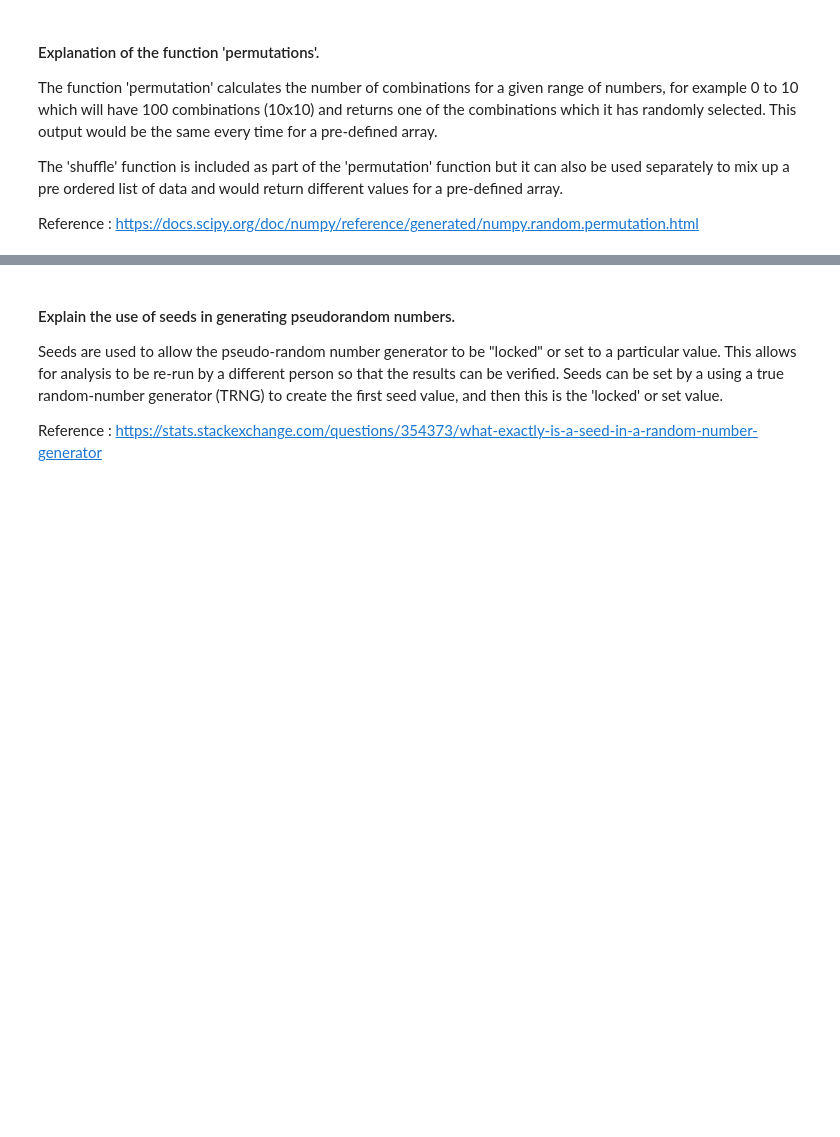
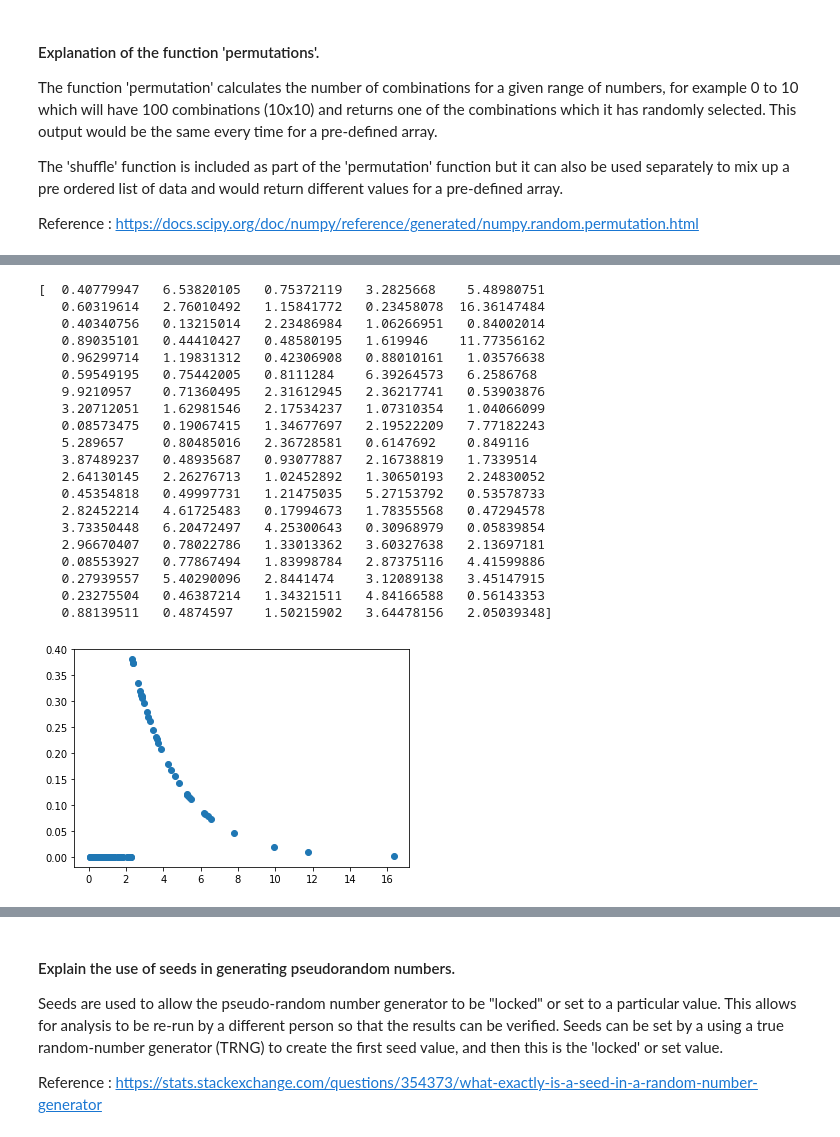
Before and after one commit to MayoMary/Programming-for-DA, a Jupyter notebook: Assignment - Numpy.random.ipynb, the cells around one changed output, grey strips where cells are left out. Drawn from its saved outputs; the diff is of its cells as text; code cells hidden in the pictures; blank space fills up the shorter version.

```diff
--- a/Assignment - Numpy.random.ipynb
+++ b/Assignment - Numpy.random.ipynb
@@ -304,0 +149,41 @@ As the degrees of freedom increase, the chi-square curve approaches a normal dis
+# %%
+# NumpY package Exponential function
+# a = np.random.exponential(2,100)
+
+# The exponential function required 2 values\arguments.
+# (2,100) means that it will start generating numbers following the exponential distribution from 2
+# 100 is the size of the list.
+a = np.random.exponential(2,100)
+print(a)
+
+# Use of Matplotlib to display the result
+import matplotlib.pyplot as plt
+
+# From SKleran library to import scipy.stats as stats
+import scipy.stats as stats
+fit = stats.expon.pdf(a, np.mean(a), np.std(a))
+#this is to get the mean and the std dev to chart the data
+plt.plot(a,fit,'o')
+plt.show()
+# %% [output]
+[  0.40779947   6.53820105   0.75372119   3.2825668    5.48980751
+   0.60319614   2.76010492   1.15841772   0.23458078  16.36147484
+   0.40340756   0.13215014   2.23486984   1.06266951   0.84002014
+   0.89035101   0.44410427   0.48580195   1.619946    11.77356162
+   0.96299714   1.19831312   0.42306908   0.88010161   1.03576638
+   0.59549195   0.75442005   0.8111284    6.39264573   6.2586768
+   9.9210957    0.71360495   2.31612945   2.36217741   0.53903876
+   3.20712051   1.62981546   2.17534237   1.07310354   1.04066099
+   0.08573475   0.19067415   1.34677697   2.19522209   7.77182243
+   5.289657     0.80485016   2.36728581   0.6147692    0.849116
+   3.87489237   0.48935687   0.93077887   2.16738819   1.7339514
+   2.64130145   2.26276713   1.02452892   1.30650193   2.24830052
+   0.45354818   0.49997731   1.21475035   5.27153792   0.53578733
+   2.82452214   4.61725483   0.17994673   1.78355568   0.47294578
+   3.73350448   6.20472497   4.25300643   0.30968979   0.05839854
+   2.96670407   0.78022786   1.33013362   3.60327638   2.13697181
+   0.08553927   0.77867494   1.83998784   2.87375116   4.41599886
+   0.27939557   5.40290096   2.8441474    3.12089138   3.45147915
+   0.23275504   0.46387214   1.34321511   4.84166588   0.56143353
+   0.88139511   0.4874597    1.50215902   3.64478156   2.05039348]
+[figure, added]
```
Also changed, not shown: parts of 20 cells of this notebook.
